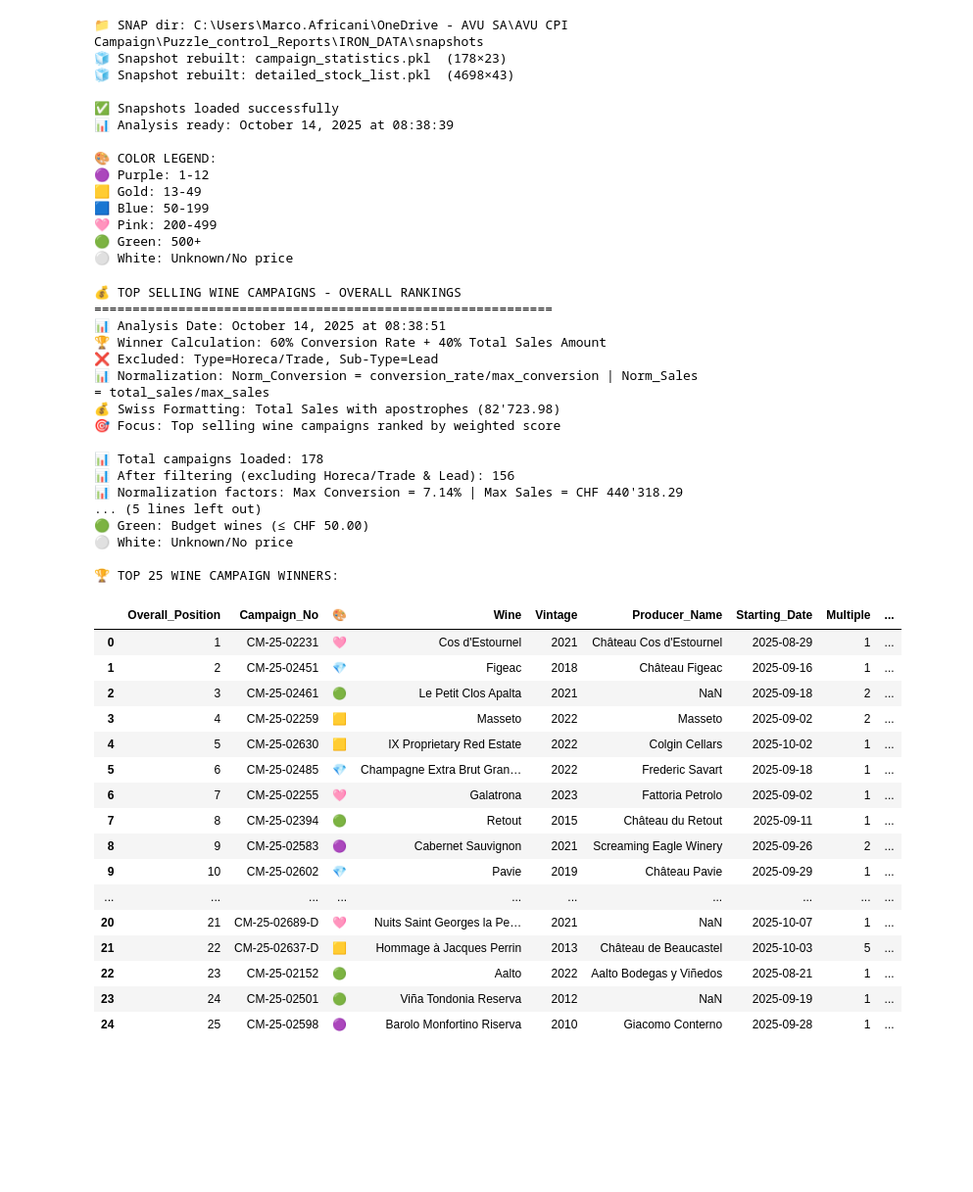
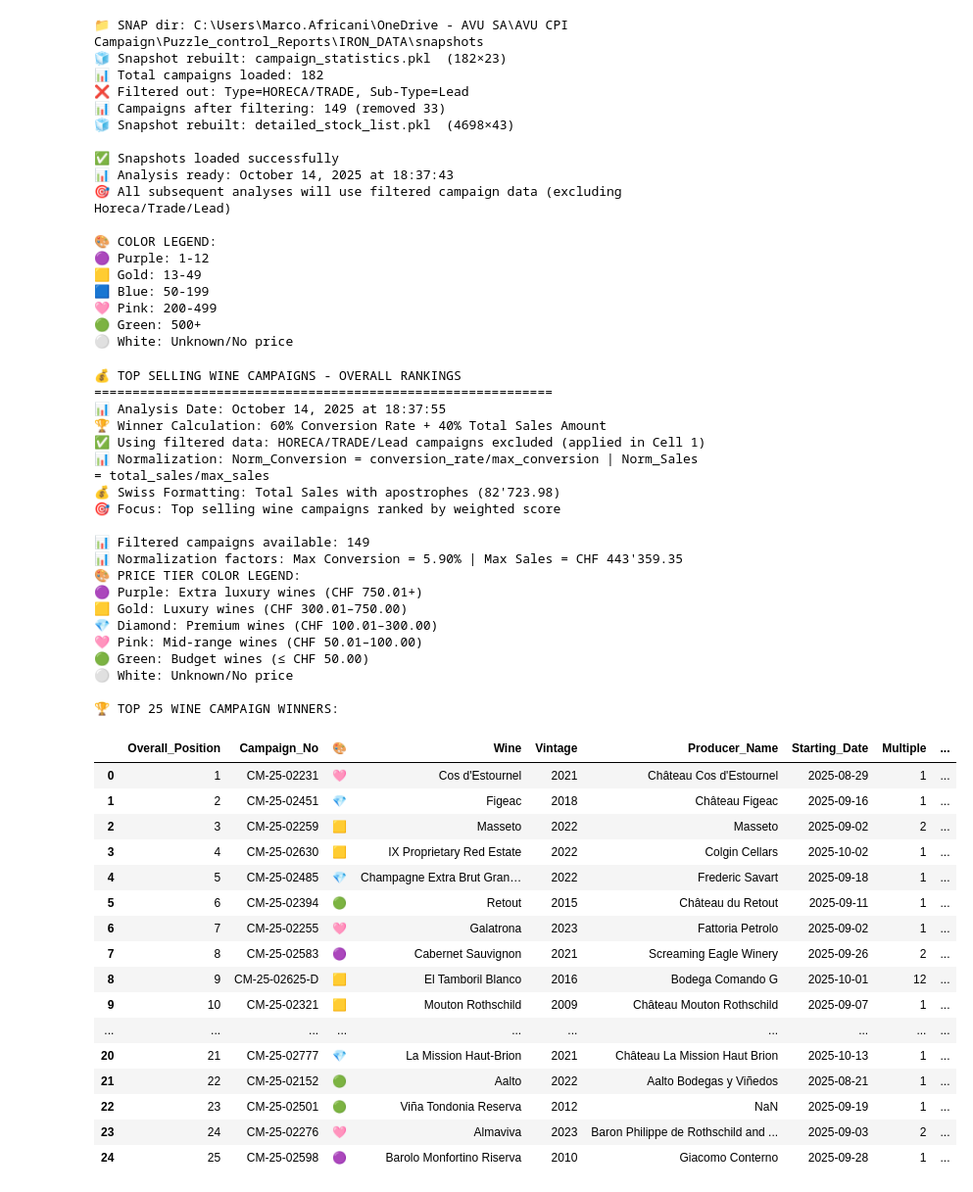
Before and after one commit to Antagata/AVUwinnersCM, a Jupyter notebook: winners_2.ipynb, the cells around one changed output. Shown: that part at 98% size. Saved outputs shown, nothing was run; the diff lists cells and outputs as text; code cells hidden in the pictures; blank space fills up the shorter version.

```diff
--- a/winners_2.ipynb
+++ b/winners_2.ipynb
@@ -11,8 +11,17 @@ print(f"📁 SNAP dir: {snap_dir}")
 
 # 🧊 Import Campaign Statistics Snapshot
 campaign_stats_path = snap_dir / "campaign_statistics.pkl"
-campaign_stats = pd.read_pickle(campaign_stats_path)
-print(f"🧊 Snapshot rebuilt: campaign_statistics.pkl  ({campaign_stats.shape[0]}×{campaign_stats.shape[1]})")
+campaign_stats_raw = pd.read_pickle(campaign_stats_path)
+print(f"🧊 Snapshot rebuilt: campaign_statistics.pkl  ({campaign_stats_raw.shape[0]}×{campaign_stats_raw.shape[1]})")
+
+# ❌ APPLY GLOBAL FILTERS - Exclude Type=HORECA/TRADE and Sub-Type=Lead
+print(f"📊 Total campaigns loaded: {len(campaign_stats_raw)}")
+campaign_stats = campaign_stats_raw[
+    (~campaign_stats_raw['type'].isin(['HORECA', 'TRADE'])) &
+    (campaign_stats_raw['sub-type'] != 'Lead')
+].copy()
+print(f"❌ Filtered out: Type=HORECA/TRADE, Sub-Type=Lead")
+print(f"📊 Campaigns after filtering: {len(campaign_stats)} (removed {len(campaign_stats_raw) - len(campaign_stats)})")
 
 # 🧊 Import Detailed Stock List Snapshot
 stock_path = snap_dir / "detailed_stock_list.pkl"
@@ -21,6 +30,7 @@ print(f"🧊 Snapshot rebuilt: detailed_stock_list.pkl  ({stock_data.shape[0]}×
 
 print(f"\n✅ Snapshots loaded successfully")
 print(f"📊 Analysis ready: {datetime.now().strftime('%B %d, %Y at %H:%M:%S')}")
+print(f"🎯 All subsequent analyses will use filtered campaign data (excluding Horeca/Trade/Lead)")
 
 # 🎨 Stock Level Legend (refined ranges)
 print("\n🎨 COLOR LEGEND:")
@@ -32,11 +42,15 @@ print("🟢 Green: 500+")
 print("⚪ White: Unknown/No price\n")
 # %% [output]
 📁 SNAP dir: C:\Users\Marco.Africani\OneDrive - AVU SA\AVU CPI Campaign\Puzzle_control_Reports\IRON_DATA\snapshots
-🧊 Snapshot rebuilt: campaign_statistics.pkl  (178×23)
+🧊 Snapshot rebuilt: campaign_statistics.pkl  (182×23)
+📊 Total campaigns loaded: 182
+❌ Filtered out: Type=HORECA/TRADE, Sub-Type=Lead
+📊 Campaigns after filtering: 149 (removed 33)
 🧊 Snapshot rebuilt: detailed_stock_list.pkl  (4698×43)
 
 ✅ Snapshots loaded successfully
-📊 Analysis ready: October 14, 2025 at 08:38:39
+📊 Analysis ready: October 14, 2025 at 18:37:43
+🎯 All subsequent analyses will use filtered campaign data (excluding Horeca/Trade/Lead)
 
 🎨 COLOR LEGEND:
 🟣 Purple: 1-12
@@ -72,22 +86,14 @@ print("💰 TOP SELLING WINE CAMPAIGNS - OVERALL RANKINGS")
 print("="*60)
 print(f"📊 Analysis Date: {datetime.now().strftime('%B %d, %Y at %H:%M:%S')}")
 print("🏆 Winner Calculation: 60% Conversion Rate + 40% Total Sales Amount")
-print("❌ Excluded: Type=Horeca/Trade, Sub-Type=Lead")
+print("✅ Using filtered data: HORECA/TRADE/Lead campaigns excluded (applied in Cell 1)")
 print("📊 Normalization: Norm_Conversion = conversion_rate/max_conversion | Norm_Sales = total_sales/max_sales")
 print("💰 Swiss Formatting: Total Sales with apostrophes (82'723.98)")
 print("🎯 Focus: Top selling wine campaigns ranked by weighted score\n")
 
-# ---- Filter Campaign Statistics ----
-campaigns = campaign_stats.copy()
-print(f"📊 Total campaigns loaded: {len(campaigns)}")
-
-# Apply filters using correct column names
-campaigns_filtered = campaigns[
-    (~campaigns['type'].isin(['Horeca', 'Trade'])) &
-    (campaigns['sub-type'] != 'Lead')
-].copy()
-
-print(f"📊 After filtering (excluding Horeca/Trade & Lead): {len(campaigns_filtered)}")
+# ---- Use Pre-Filtered Campaign Statistics ----
+campaigns_filtered = campaign_stats.copy()  # Already filtered in Cell 1
+print(f"📊 Filtered campaigns available: {len(campaigns_filtered)}")
 
 # ---- Extract key columns for winner calculation ----
 # Column references based on the actual data structure
@@ -247,51 +253,54 @@ print(f"• Delayed Campaigns: {(top_25_winners['Delayed_Sending'] == True).sum(
 print(f"\n🎨 PRICE CATEGORY DISTRIBUTION:")
 price_categories = top_25_winners['🎨'].value_counts()
 price_meanings = {
     "🟣": "Extra luxury (CHF 750.01+)",
     "🟨": "Luxury (CHF 300.01–750.00)",
     "💎": "Premium (CHF 100.01–300.00)",
     "🩷": "Mid-range (CHF 50.01–100.00)",
     "🟢": "Budget (≤ CHF 50.00)",
     "⚪": "Unknown/No price"
 }
 
 for emoji, count in price_categories.items():
     meaning = price_meanings.get(emoji, "Unknown")
     pct = 100 * count / len(top_25_winners)
     print(f"   {emoji} {meaning}: {count} campaigns ({pct:.1f}%)")
 # %% [output]
 💰 TOP SELLING WINE CAMPAIGNS - OVERALL RANKINGS
 ============================================================
-📊 Analysis Date: October 14, 2025 at 08:38:51
+📊 Analysis Date: October 14, 2025 at 18:37:55
 🏆 Winner Calculation: 60% Conversion Rate + 40% Total Sales Amount
-❌ Excluded: Type=Horeca/Trade, Sub-Type=Lead
+✅ Using filtered data: HORECA/TRADE/Lead campaigns excluded (applied in Cell 1)
 📊 Normalization: Norm_Conversion = conversion_rate/max_conversion | Norm_Sales = total_sales/max_sales
 💰 Swiss Formatting: Total Sales with apostrophes (82'723.98)
 🎯 Focus: Top selling wine campaigns ranked by weighted score
 
-📊 Total campaigns loaded: 178
-📊 After filtering (excluding Horeca/Trade & Lead): 156
-📊 Normalization factors: Max Conversion = 7.14% | Max Sales = CHF 440'318.29
-... (5 lines left out)
+📊 Filtered campaigns available: 149
+📊 Normalization factors: Max Conversion = 5.90% | Max Sales = CHF 443'359.35
+🎨 PRICE TIER COLOR LEGEND:
+🟣 Purple: Extra luxury wines (CHF 750.01+)
+🟨 Gold: Luxury wines (CHF 300.01–750.00)
+💎 Diamond: Premium wines (CHF 100.01–300.00)
+🩷 Pink: Mid-range wines (CHF 50.01–100.00)
 🟢 Green: Budget wines (≤ CHF 50.00)
 ⚪ White: Unknown/No price
 
 🏆 TOP 25 WINE CAMPAIGN WINNERS:
 |  | Overall_Position | Campaign_No | 🎨 | Wine | Vintage | Producer_Name | Starting_Date | Multiple | ... |
 | 0 | 1 | CM-25-02231 | 🩷 | Cos d'Estournel | 2021 | Château Cos d'Estournel | 2025-08-29 | 1 | ... |
 | 1 | 2 | CM-25-02451 | 💎 | Figeac | 2018 | Château Figeac | 2025-09-16 | 1 | ... |
-| 2 | 3 | CM-25-02461 | 🟢 | Le Petit Clos Apalta | 2021 | NaN | 2025-09-18 | 2 | ... |
-| 3 | 4 | CM-25-02259 | 🟨 | Masseto | 2022 | Masseto | 2025-09-02 | 2 | ... |
-| 4 | 5 | CM-25-02630 | 🟨 | IX Proprietary Red Estate | 2022 | Colgin Cellars | 2025-10-02 | 1 | ... |
-| 5 | 6 | CM-25-02485 | 💎 | Champagne Extra Brut Gran… | 2022 | Frederic Savart | 2025-09-18 | 1 | ... |
+| 2 | 3 | CM-25-02259 | 🟨 | Masseto | 2022 | Masseto | 2025-09-02 | 2 | ... |
+| 3 | 4 | CM-25-02630 | 🟨 | IX Proprietary Red Estate | 2022 | Colgin Cellars | 2025-10-02 | 1 | ... |
+| 4 | 5 | CM-25-02485 | 💎 | Champagne Extra Brut Gran… | 2022 | Frederic Savart | 2025-09-18 | 1 | ... |
+| 5 | 6 | CM-25-02394 | 🟢 | Retout | 2015 | Château du Retout | 2025-09-11 | 1 | ... |
 | 6 | 7 | CM-25-02255 | 🩷 | Galatrona | 2023 | Fattoria Petrolo | 2025-09-02 | 1 | ... |
-| 7 | 8 | CM-25-02394 | 🟢 | Retout | 2015 | Château du Retout | 2025-09-11 | 1 | ... |
-| 8 | 9 | CM-25-02583 | 🟣 | Cabernet Sauvignon | 2021 | Screaming Eagle Winery | 2025-09-26 | 2 | ... |
-| 9 | 10 | CM-25-02602 | 💎 | Pavie | 2019 | Château Pavie | 2025-09-29 | 1 | ... |
+| 7 | 8 | CM-25-02583 | 🟣 | Cabernet Sauvignon | 2021 | Screaming Eagle Winery | 2025-09-26 | 2 | ... |
+| 8 | 9 | CM-25-02625-D | 🟨 | El Tamboril Blanco | 2016 | Bodega Comando G | 2025-10-01 | 12 | ... |
+| 9 | 10 | CM-25-02321 | 🟨 | Mouton Rothschild | 2009 | Château Mouton Rothschild | 2025-09-07 | 1 | ... |
 | ... | ... | ... | ... | ... | ... | ... | ... | ... | ... |
-| 20 | 21 | CM-25-02689-D | 🩷 | Nuits Saint Georges la Pe… | 2021 | NaN | 2025-10-07 | 1 | ... |
-| 21 | 22 | CM-25-02637-D | 🟨 | Hommage à Jacques Perrin | 2013 | Château de Beaucastel | 2025-10-03 | 5 | ... |
-| 22 | 23 | CM-25-02152 | 🟢 | Aalto | 2022 | Aalto Bodegas y Viñedos | 2025-08-21 | 1 | ... |
-| 23 | 24 | CM-25-02501 | 🟢 | Viña Tondonia Reserva | 2012 | NaN | 2025-09-19 | 1 | ... |
+| 20 | 21 | CM-25-02777 | 💎 | La Mission Haut-Brion | 2021 | Château La Mission Haut Brion | 2025-10-13 | 1 | ... |
+| 21 | 22 | CM-25-02152 | 🟢 | Aalto | 2022 | Aalto Bodegas y Viñedos | 2025-08-21 | 1 | ... |
+| 22 | 23 | CM-25-02501 | 🟢 | Viña Tondonia Reserva | 2012 | NaN | 2025-09-19 | 1 | ... |
+| 23 | 24 | CM-25-02276 | 🩷 | Almaviva | 2023 | Baron Philippe de Rothschild and ... | 2025-09-03 | 2 | ... |
 | 24 | 25 | CM-25-02598 | 🟣 | Barolo Monfortino Riserva | 2010 | Giacomo Conterno | 2025-09-28 | 1 | ... |
 📊 WINNER ANALYSIS SUMMARY:
```
Also changed, not shown: parts of 9 cells of this notebook, 1 other file.
